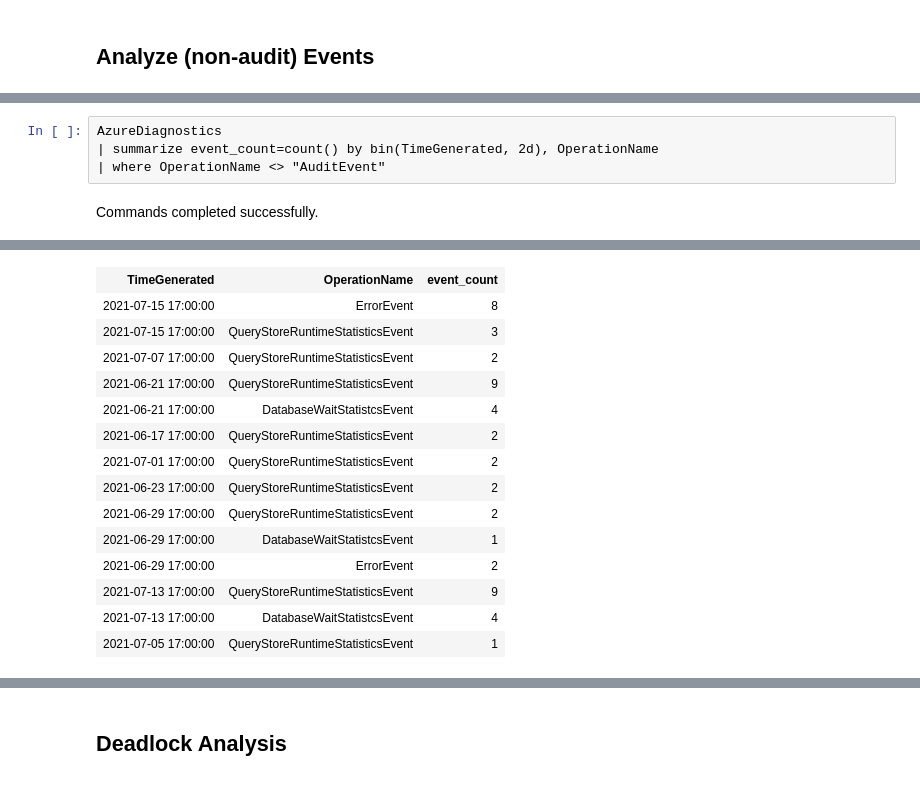
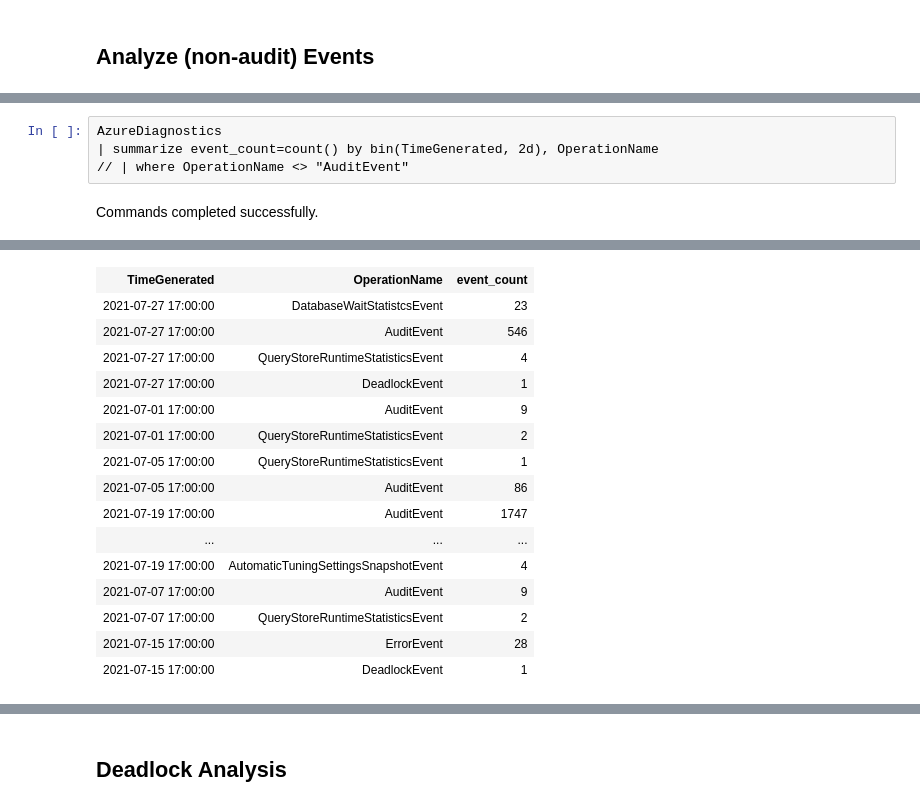
Before and after one commit to MsSQLGirl/jubilant-data-wizards, a Jupyter notebook: Simple Demo/KQL Notebooks/AzureMonitorLogsSample.ipynb, the cells around one changed output, grey strips where cells are left out. Cells and saved outputs as stored; diff of their text form.

```diff
--- a/Simple Demo/KQL Notebooks/AzureMonitorLogsSample.ipynb
+++ b/Simple Demo/KQL Notebooks/AzureMonitorLogsSample.ipynb
@@ -143,6 +156,6 @@ Total execution time: 00:00:00.579
 # %%
 AzureDiagnostics
 | summarize event_count=count() by bin(TimeGenerated, 2d), OperationName
-| where OperationName <> "AuditEvent"
+// | where OperationName <> "AuditEvent"
 # %% [output]
 Commands completed successfully.
@@ -150,15 +163,16 @@ Total execution time: 00:00:00.417
 | TimeGenerated | OperationName | event_count |
-| 2021-07-15 17:00:00 | ErrorEvent | 8 |
-| 2021-07-15 17:00:00 | QueryStoreRuntimeStatisticsEvent | 3 |
+| 2021-07-27 17:00:00 | DatabaseWaitStatistcsEvent | 23 |
+| 2021-07-27 17:00:00 | AuditEvent | 546 |
+| 2021-07-27 17:00:00 | QueryStoreRuntimeStatisticsEvent | 4 |
+| 2021-07-27 17:00:00 | DeadlockEvent | 1 |
+| 2021-07-01 17:00:00 | AuditEvent | 9 |
+| 2021-07-01 17:00:00 | QueryStoreRuntimeStatisticsEvent | 2 |
+| 2021-07-05 17:00:00 | QueryStoreRuntimeStatisticsEvent | 1 |
+| 2021-07-05 17:00:00 | AuditEvent | 86 |
+| 2021-07-19 17:00:00 | AuditEvent | 1747 |
+| ... | ... | ... |
+| 2021-07-19 17:00:00 | AutomaticTuningSettingsSnapshotEvent | 4 |
+| 2021-07-07 17:00:00 | AuditEvent | 9 |
 | 2021-07-07 17:00:00 | QueryStoreRuntimeStatisticsEvent | 2 |
-| 2021-06-21 17:00:00 | QueryStoreRuntimeStatisticsEvent | 9 |
-| 2021-06-21 17:00:00 | DatabaseWaitStatistcsEvent | 4 |
-| 2021-06-17 17:00:00 | QueryStoreRuntimeStatisticsEvent | 2 |
-| 2021-07-01 17:00:00 | QueryStoreRuntimeStatisticsEvent | 2 |
-| 2021-06-23 17:00:00 | QueryStoreRuntimeStatisticsEvent | 2 |
-| 2021-06-29 17:00:00 | QueryStoreRuntimeStatisticsEvent | 2 |
-| 2021-06-29 17:00:00 | DatabaseWaitStatistcsEvent | 1 |
-| 2021-06-29 17:00:00 | ErrorEvent | 2 |
-| 2021-07-13 17:00:00 | QueryStoreRuntimeStatisticsEvent | 9 |
-| 2021-07-13 17:00:00 | DatabaseWaitStatistcsEvent | 4 |
-| 2021-07-05 17:00:00 | QueryStoreRuntimeStatisticsEvent | 1 |
+| 2021-07-15 17:00:00 | ErrorEvent | 28 |
+| 2021-07-15 17:00:00 | DeadlockEvent | 1 |
```
Also changed, not shown: parts of 16 cells of this notebook.
